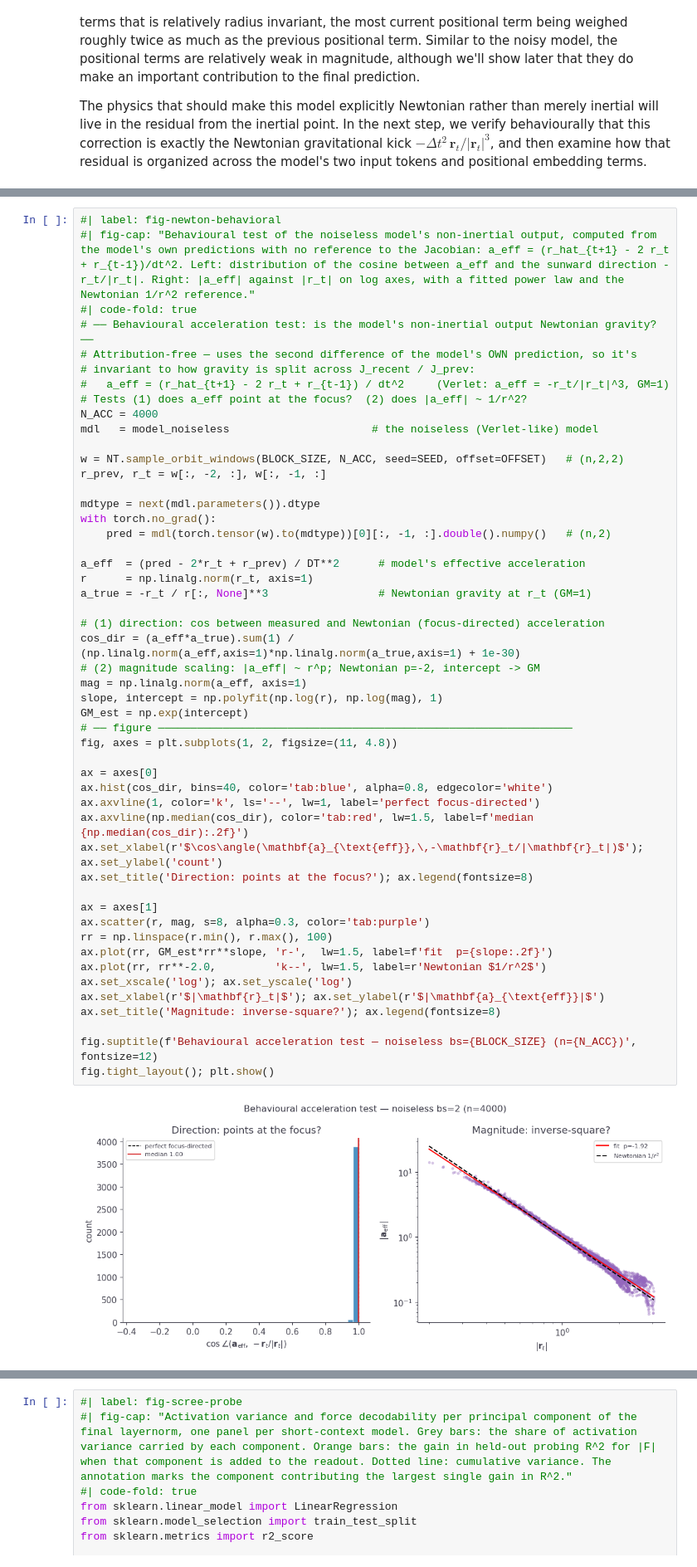
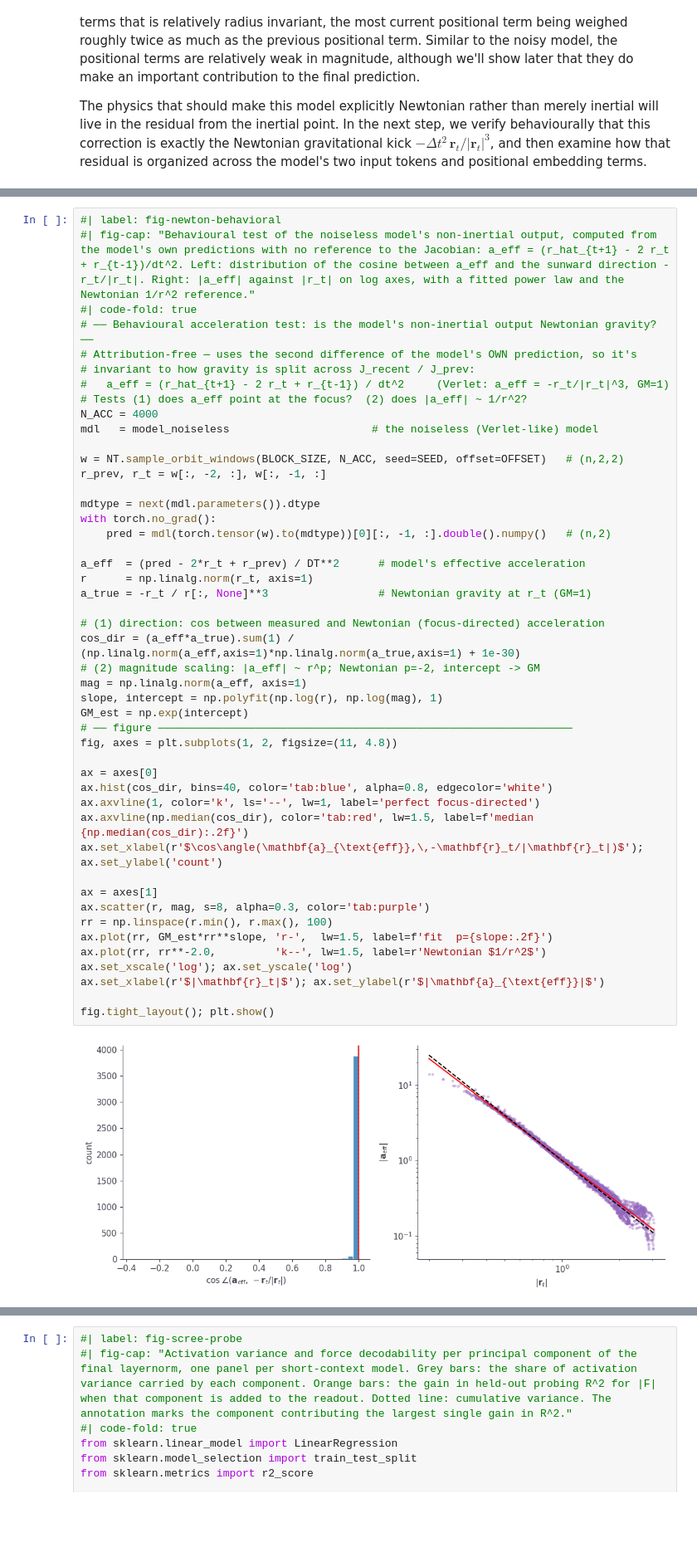
Before and after one commit to Arcadia-Science/world-model-orbits, a Jupyter notebook: index.ipynb, the cells around one changed output, grey strips where cells are left out. Shown at 83% size. Cells and saved outputs as stored; diff of their text form; blank space fills up the shorter version.

```diff
--- a/index.ipynb
+++ b/index.ipynb
@@ -588,35 +579,32 @@ with torch.no_grad():
 
 a_eff  = (pred - 2*r_t + r_prev) / DT**2      # model's effective acceleration
 r      = np.linalg.norm(r_t, axis=1)
 a_true = -r_t / r[:, None]**3                 # Newtonian gravity at r_t (GM=1)
 
 # (1) direction: cos between measured and Newtonian (focus-directed) acceleration
 cos_dir = (a_eff*a_true).sum(1) / (np.linalg.norm(a_eff,axis=1)*np.linalg.norm(a_true,axis=1) + 1e-30)
 # (2) magnitude scaling: |a_eff| ~ r^p; Newtonian p=-2, intercept -> GM
 mag = np.linalg.norm(a_eff, axis=1)
 slope, intercept = np.polyfit(np.log(r), np.log(mag), 1)
 GM_est = np.exp(intercept)
 # ── figure ────────────────────────────────────────────────────────────────
 fig, axes = plt.subplots(1, 2, figsize=(11, 4.8))
 
 ax = axes[0]
 ax.hist(cos_dir, bins=40, color='tab:blue', alpha=0.8, edgecolor='white')
 ax.axvline(1, color='k', ls='--', lw=1, label='perfect focus-directed')
 ax.axvline(np.median(cos_dir), color='tab:red', lw=1.5, label=f'median {np.median(cos_dir):.2f}')
 ax.set_xlabel(r'$\cos\angle(\mathbf{a}_{\text{eff}},\,-\mathbf{r}_t/|\mathbf{r}_t|)$'); ax.set_ylabel('count')
-ax.set_title('Direction: points at the focus?'); ax.legend(fontsize=8)
 
 ax = axes[1]
 ax.scatter(r, mag, s=8, alpha=0.3, color='tab:purple')
 rr = np.linspace(r.min(), r.max(), 100)
 ax.plot(rr, GM_est*rr**slope, 'r-',  lw=1.5, label=f'fit  p={slope:.2f}')
 ax.plot(rr, rr**-2.0,         'k--', lw=1.5, label=r'Newtonian $1/r^2$')
 ax.set_xscale('log'); ax.set_yscale('log')
 ax.set_xlabel(r'$|\mathbf{r}_t|$'); ax.set_ylabel(r'$|\mathbf{a}_{\text{eff}}|$')
-ax.set_title('Magnitude: inverse-square?'); ax.legend(fontsize=8)
 
-fig.suptitle(f'Behavioural acceleration test — noiseless bs={BLOCK_SIZE} (n={N_ACC})', fontsize=12)
 fig.tight_layout(); plt.show()
 # %% [output]
-[figure, old version]
+[figure, new version]
 # %% [markdown]
```
Also changed, not shown: parts of 20 cells of this notebook.
